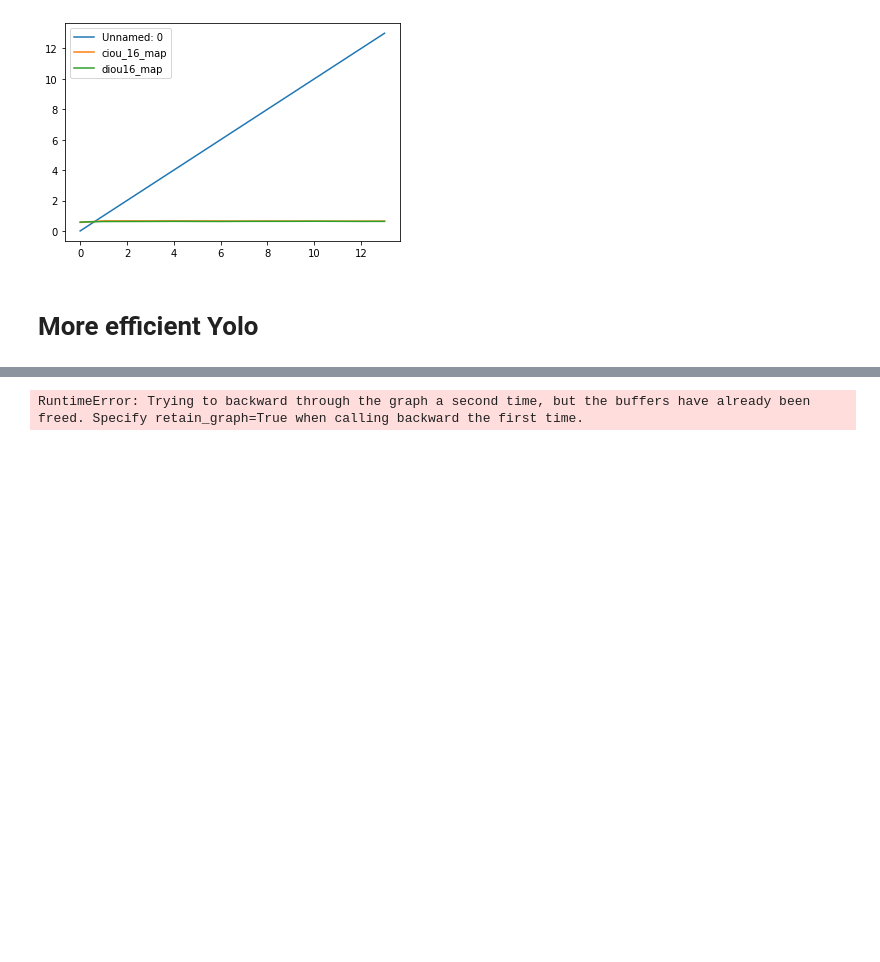
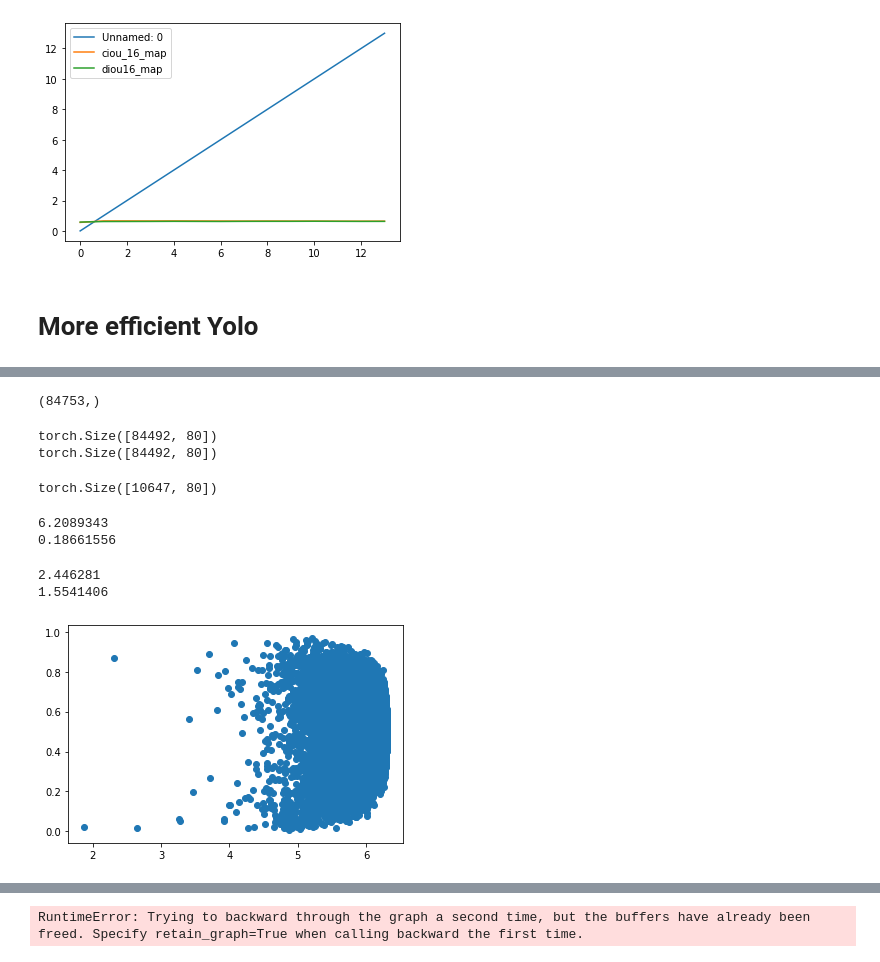
Before and after one commit to kostas1515/yolo_on_coco, a Jupyter notebook: coco.ipynb, the cells around one changed output, grey strips where cells are left out. Drawn from its saved outputs; the diff is of its cells as text; code cells hidden in the pictures; blank space fills up the shorter version.

```diff
--- a/coco.ipynb
+++ b/coco.ipynb
@@ -172,0 +171,5 @@ int(0.01)
+# %%
+import torch
+test=torch.rand([62,9,85])
+mask=torch.empty([0,85],dtype=torch.bool)
+test[0,:,:]=test[0,mask]
@@ -1410,0 +1401,44 @@ tensor([0.4599, 0.5238, 0.2997, 0.2872], device='cuda:0')
+# %%
+from scipy.stats import entropy
+noobj_score=no_obj[:,0].cpu().detach().numpy()
+# %%
+print(noobj_score.shape)
+# %% [output]
+(84753,)
+# %%
+import torch.nn.functional as F
+criterion = nn.KLDivLoss(reduction='none')
+rndm=torch.rand((no_obj.shape[0],no_obj.shape[1]-1)).cuda()
+# rndm=torch.softmax(rndm,dim=0)
+print(rndm.shape)
+print(true_pred[0,:,4].cpu().detach().numpy()[:,1:].shape)
+out = criterion(no_obj[:,1:],rndm).sum(axis=1)
+out=out.cpu().detach().numpy()
+# %% [output]
+torch.Size([84492, 80])
+torch.Size([84492, 80])
+# %%
+print(true_pred[1,:,5:].shape)
+# %% [output]
+torch.Size([10647, 80])
+# %%
+bits=entropy(no_obj[:,1:].cpu().detach().numpy(), base=2,axis=1)
+print(bits.mean())
+print(bits.std())
+# %% [output]
+6.2089343
+0.18661556
+# %%
+# print(bits)
+print(bits.mean())
+print(bits.std())
+# %% [output]
+2.446281
+1.5541406
+# %%
+import matplotlib.pyplot as plt
+plt.scatter(bits,noobj_score)
+# plt.show()
+plt.savefig('bits_conf_scatter_rand.png')
+# %% [output]
+[figure, added]
```
Also changed, not shown: parts of 21 cells of this notebook, 7 other files.
